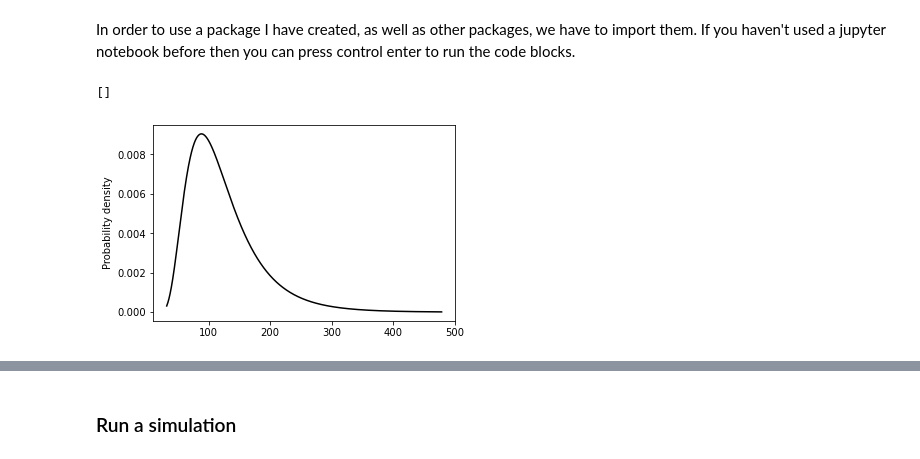
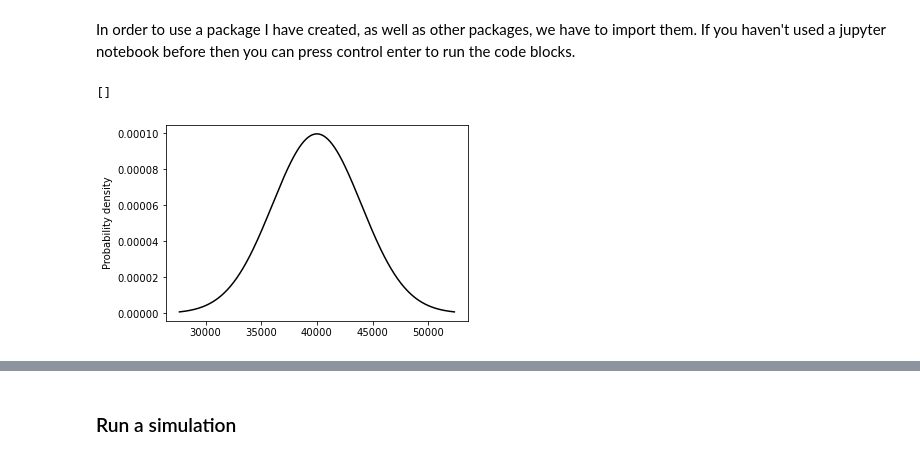
Before and after one commit to danielward27/wildcats, a Jupyter notebook: scripts/tutorial.ipynb, the cells around one changed output, grey strips where cells are left out. Saved outputs shown, nothing was run; the diff lists cells and outputs as text; code cells hidden in the pictures.

```diff
--- a/scripts/tutorial.ipynb
+++ b/scripts/tutorial.ipynb
@@ -23,8 +23,8 @@ logging.basicConfig()
 logging.getLogger().setLevel(logging.INFO)
 # %%
 from sim.utils import ScaledDist
-ScaledDist(scipy.stats.lognorm(s=0.5, loc=0, scale=1),
-           scipy.stats.lognorm(s=0.5, loc=10, scale=100)).plot()
+ScaledDist(scipy.stats.norm(loc=0, scale=1),
+           scipy.stats.norm(loc=40000, scale=4000)).plot()
 # %% [output]
 []
-[figure, old version]
+[figure, new version]
```
Also changed, not shown: parts of 3 cells of this notebook, 1 other file.
